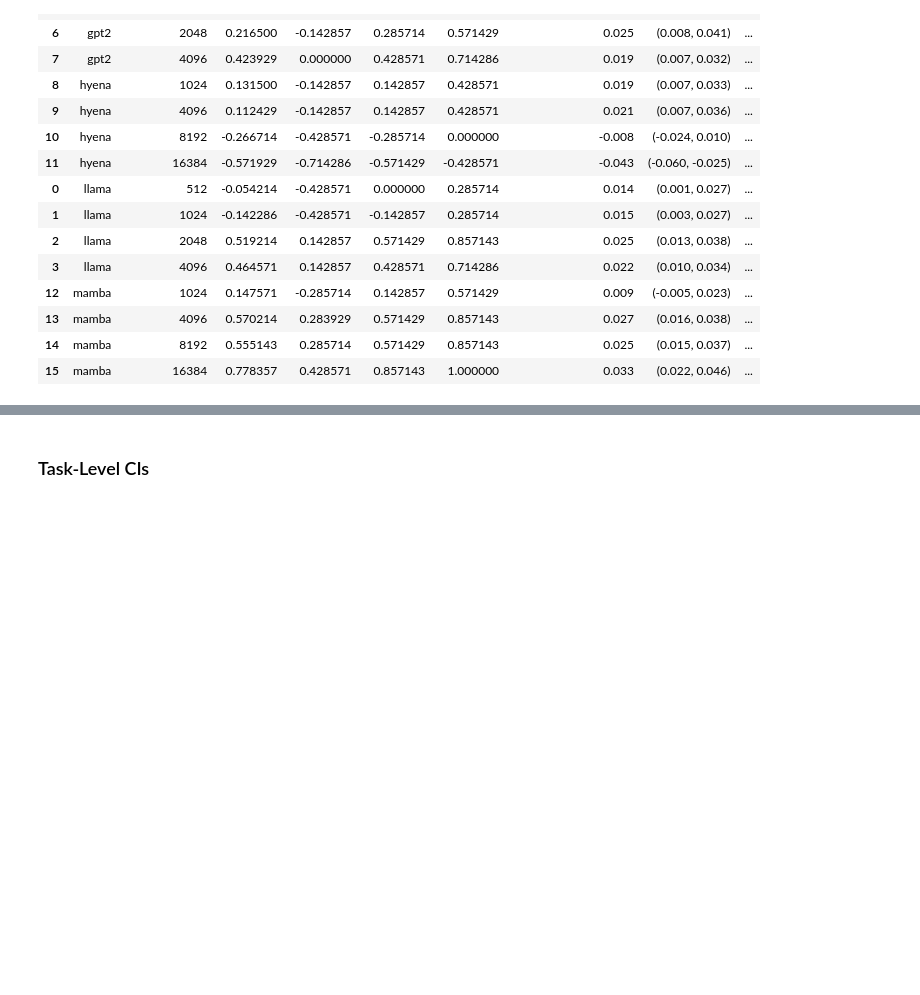
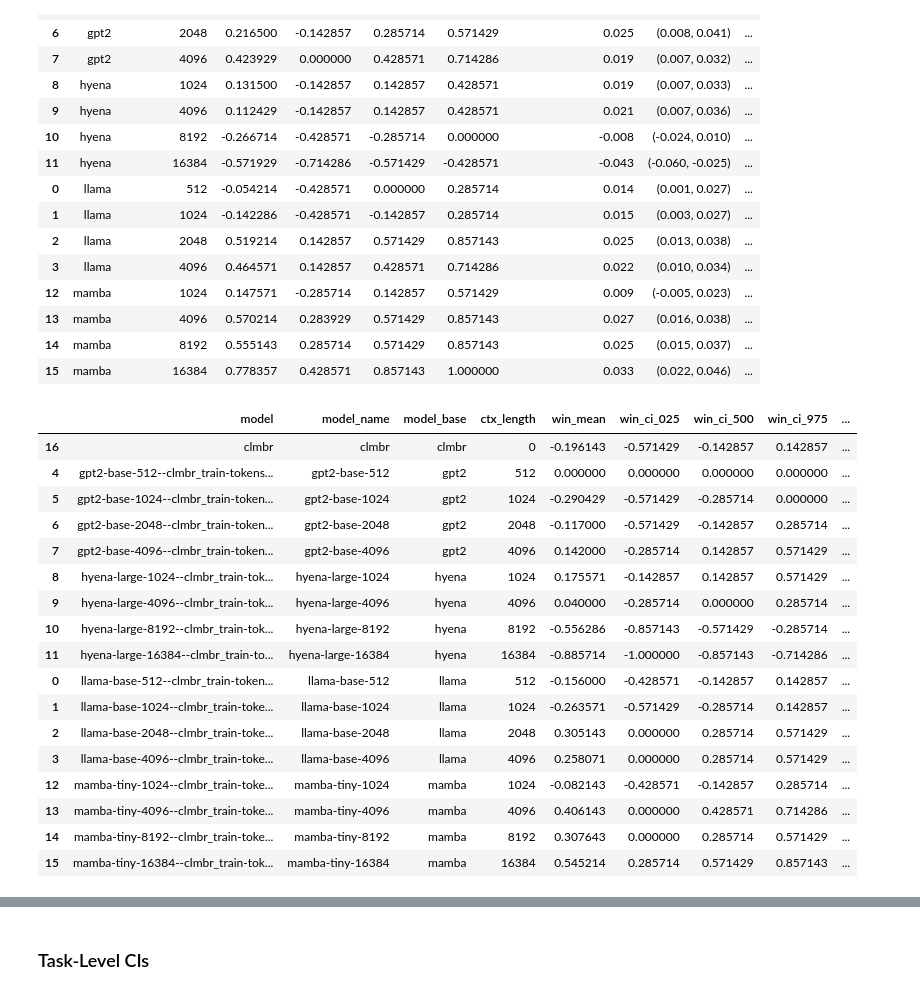
Before and after one commit to som-shahlab/hf_ehr, a Jupyter notebook: hf_ehr/notebooks/ehrshot/ehrshot_results.ipynb, the cells around one changed output, grey strips where cells are left out. Saved outputs shown, nothing was run; the diff lists cells and outputs as text; code cells hidden in the pictures; blank space fills up the shorter version.

```diff
--- a/hf_ehr/notebooks/ehrshot/ehrshot_results.ipynb
+++ b/hf_ehr/notebooks/ehrshot/ehrshot_results.ipynb
@@ -341,3 +313,54 @@ format_df_deltas(df_model_deltas)
 | 13 | mamba | 4096 | 0.570214 | 0.283929 | 0.571429 | 0.857143 | 0.027 | (0.016, 0.038) | ... |
 | 14 | mamba | 8192 | 0.555143 | 0.285714 | 0.571429 | 0.857143 | 0.025 | (0.015, 0.037) | ... |
 | 15 | mamba | 16384 | 0.778357 | 0.428571 | 0.857143 | 1.000000 | 0.033 | (0.022, 0.046) | ... |
+# %%
+# Calculate model-level delta CIs
+baseline: str = 'gpt2-base-512--clmbr_train-tokens-total_nonPAD-ckpt_val=2000000000-persist_chunk:last_embed:last'
+
+df_model_deltas = []
+for model in valid_models:
+    # We care about the actual delta between model and baseline
+    aurocs = np.zeros(len(bootstrap_weights))
+    for task in valid_tasks:
+        aurocs += baseline_auroc_deltas[baseline][(model, task)]
+    aurocs /= len(valid_tasks)
+
+    # We only care about BINARY of whether model BEATS the baseline
+    win_aurocs = np.zeros(len(bootstrap_weights))
+    for task in valid_tasks:
+        win_aurocs += np.sign(baseline_auroc_deltas[baseline][(model, task)])
+    win_aurocs /= len(valid_tasks)
+
+    df_model_deltas.append({
+        'model' : model,
+        'win_mean' : np.mean(win_aurocs),
+        'win_ci_025' : np.percentile(win_aurocs, 2.5),
+        'win_ci_500' : np.percentile(win_aurocs, 50),
+        'win_ci_975' : np.percentile(win_aurocs, 97.5),
+        'auroc_delta_mean' : np.mean(aurocs),
+        'auroc_delta_ci_025' : np.percentile(aurocs, 2.5),
+        'auroc_delta_ci_500' : np.percentile(aurocs, 50),
+        'auroc_delta_ci_975' : np.percentile(aurocs, 97.5),
+    })
+df_model_deltas = pd.DataFrame(df_model_deltas)
+df_model_deltas = clean_df_deltas(df_model_deltas)
+df_model_deltas
+# %% [output]
+|  | model | model_name | model_base | ctx_length | win_mean | win_ci_025 | win_ci_500 | win_ci_975 | ... |
+| 16 | clmbr | clmbr | clmbr | 0 | -0.196143 | -0.571429 | -0.142857 | 0.142857 | ... |
+| 4 | gpt2-base-512--clmbr_train-tokens... | gpt2-base-512 | gpt2 | 512 | 0.000000 | 0.000000 | 0.000000 | 0.000000 | ... |
+| 5 | gpt2-base-1024--clmbr_train-token... | gpt2-base-1024 | gpt2 | 1024 | -0.290429 | -0.571429 | -0.285714 | 0.000000 | ... |
+| 6 | gpt2-base-2048--clmbr_train-token... | gpt2-base-2048 | gpt2 | 2048 | -0.117000 | -0.571429 | -0.142857 | 0.285714 | ... |
+| 7 | gpt2-base-4096--clmbr_train-token... | gpt2-base-4096 | gpt2 | 4096 | 0.142000 | -0.285714 | 0.142857 | 0.571429 | ... |
+| 8 | hyena-large-1024--clmbr_train-tok... | hyena-large-1024 | hyena | 1024 | 0.175571 | -0.142857 | 0.142857 | 0.571429 | ... |
+| 9 | hyena-large-4096--clmbr_train-tok... | hyena-large-4096 | hyena | 4096 | 0.040000 | -0.285714 | 0.000000 | 0.285714 | ... |
+| 10 | hyena-large-8192--clmbr_train-tok... | hyena-large-8192 | hyena | 8192 | -0.556286 | -0.857143 | -0.571429 | -0.285714 | ... |
+| 11 | hyena-large-16384--clmbr_train-to... | hyena-large-16384 | hyena | 16384 | -0.885714 | -1.000000 | -0.857143 | -0.714286 | ... |
+| 0 | llama-base-512--clmbr_train-token... | llama-base-512 | llama | 512 | -0.156000 | -0.428571 | -0.142857 | 0.142857 | ... |
+| 1 | llama-base-1024--clmbr_train-toke... | llama-base-1024 | llama | 1024 | -0.263571 | -0.571429 | -0.285714 | 0.142857 | ... |
+| 2 | llama-base-2048--clmbr_train-toke... | llama-base-2048 | llama | 2048 | 0.305143 | 0.000000 | 0.285714 | 0.571429 | ... |
+| 3 | llama-base-4096--clmbr_train-toke... | llama-base-4096 | llama | 4096 | 0.258071 | 0.000000 | 0.285714 | 0.571429 | ... |
+| 12 | mamba-tiny-1024--clmbr_train-toke... | mamba-tiny-1024 | mamba | 1024 | -0.082143 | -0.428571 | -0.142857 | 0.285714 | ... |
+| 13 | mamba-tiny-4096--clmbr_train-toke... | mamba-tiny-4096 | mamba | 4096 | 0.406143 | 0.000000 | 0.428571 | 0.714286 | ... |
+| 14 | mamba-tiny-8192--clmbr_train-toke... | mamba-tiny-8192 | mamba | 8192 | 0.307643 | 0.000000 | 0.285714 | 0.571429 | ... |
+| 15 | mamba-tiny-16384--clmbr_train-tok... | mamba-tiny-16384 | mamba | 16384 | 0.545214 | 0.285714 | 0.571429 | 0.857143 | ... |
```
Also changed, not shown: parts of 13 cells of this notebook, 10 other files.
